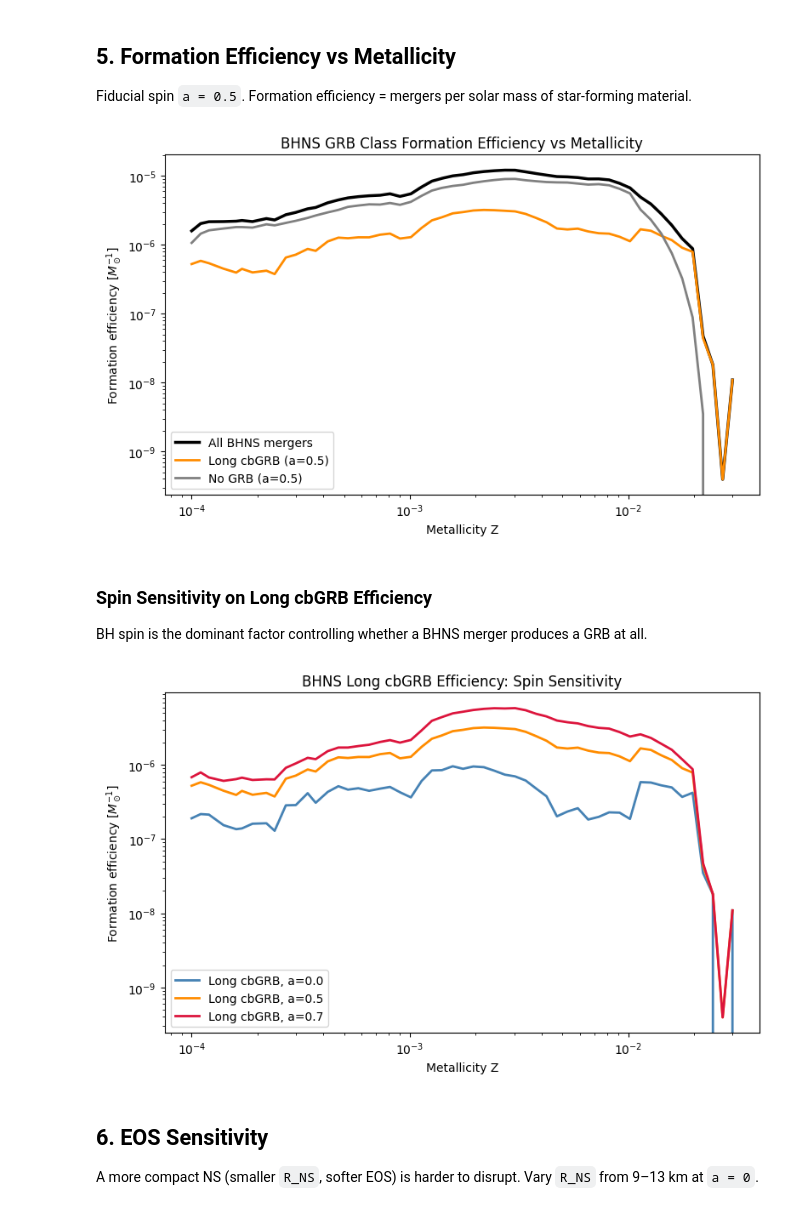
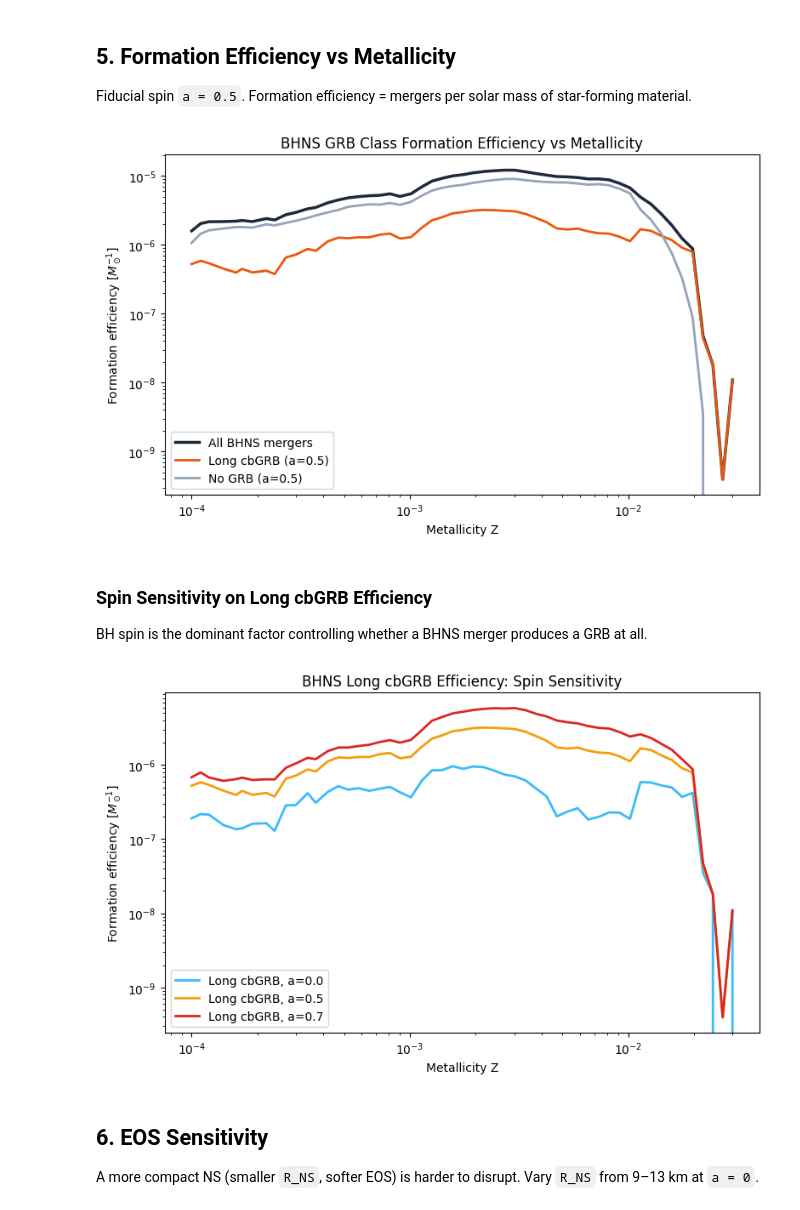
Before and after one commit to jorodgrz/GRBproject, a Jupyter notebook: GRB_BHNS.ipynb, the cells around one changed output. Drawn from its saved outputs; the diff is of its cells as text; code cells hidden in the pictures.

```diff
--- a/GRB_BHNS.ipynb
+++ b/GRB_BHNS.ipynb
@@ -177,44 +166,44 @@ meanMassEvolved = 77708655
 
 Z_all   = metallicity[mask_merging]
 w_all   = weights[mask_merging]
 unique_Z = np.unique(metallicity)
 
 # use a=0.5 as the fiducial spin (middle case)
 _, _, long_fid, disk_fid = results[0.5]
 no_fid = ~long_fid
 
 eff_total = np.zeros(len(metallicityGrid))
 eff_long  = np.zeros(len(metallicityGrid))
 eff_nogrb = np.zeros(len(metallicityGrid))
 
 for i, Z in enumerate(metallicityGrid):
     if Z in unique_Z:
         maskZ = (Z_all == Z)
         eff_total[i] = np.sum(w_all[maskZ])                  / meanMassEvolved
         eff_long[i]  = np.sum(w_all[maskZ & long_fid])       / meanMassEvolved
         eff_nogrb[i] = np.sum(w_all[maskZ & no_fid])         / meanMassEvolved
 
 fig, ax = plt.subplots(figsize=(8, 5))
-ax.plot(metallicityGrid, eff_total, color='black',      lw=2.5, label='All BHNS mergers')
-ax.plot(metallicityGrid, eff_long,  color='darkorange', lw=2,   label='Long cbGRB (a=0.5)')
-ax.plot(metallicityGrid, eff_nogrb, color='gray',       lw=2,   label='No GRB (a=0.5)')
+ax.plot(metallicityGrid, eff_total, color='#1E293B',      lw=2.5, label='All BHNS mergers')
+ax.plot(metallicityGrid, eff_long,  color='#EA580C', lw=2,   label='Long cbGRB (a=0.5)')
+ax.plot(metallicityGrid, eff_nogrb, color='#94A3B8',       lw=2,   label='No GRB (a=0.5)')
 ax.set_xscale('log')
 ax.set_yscale('log')
 ax.set_xlabel('Metallicity Z')
 ax.set_ylabel(r'Formation efficiency $[M_\odot^{-1}]$')
 ax.set_title('BHNS GRB Class Formation Efficiency vs Metallicity')
 ax.legend()
 plt.tight_layout()
 plt.show()
 # %% [output]
-[figure, old version]
+[figure, new version]
 # %% [markdown]
 ### Spin Sensitivity on Long cbGRB Efficiency
 
 BH spin is the dominant factor controlling whether a BHNS merger produces a GRB at all.
 # %%
 fig, ax = plt.subplots(figsize=(8, 5))
-colors = {0.0: 'steelblue', 0.5: 'darkorange', 0.7: 'crimson'}
+colors = {0.0: '#38BDF8', 0.5: '#F59E0B', 0.7: '#DC2626'}
 
 for a in [0.0, 0.5, 0.7]:
     _, _, long_a, _ = results[a]
@@ -234,7 +223,7 @@ ax.legend()
 plt.tight_layout()
 plt.show()
 # %% [output]
-[figure, old version]
+[figure, new version]
 # %% [markdown]
 ## 6. EOS Sensitivity
 
```
Also changed, not shown: parts of 7 cells of this notebook, 12 other files.
